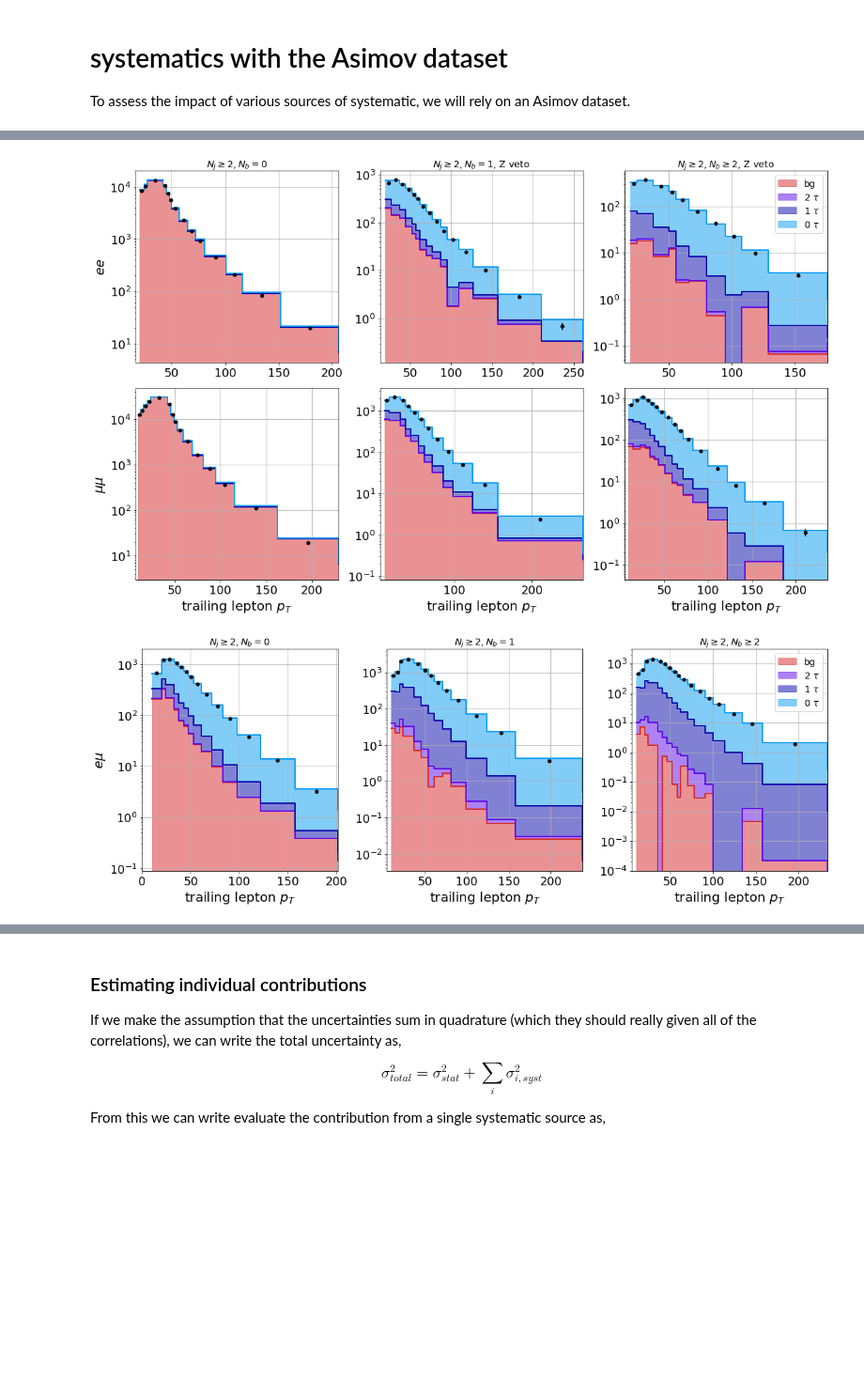
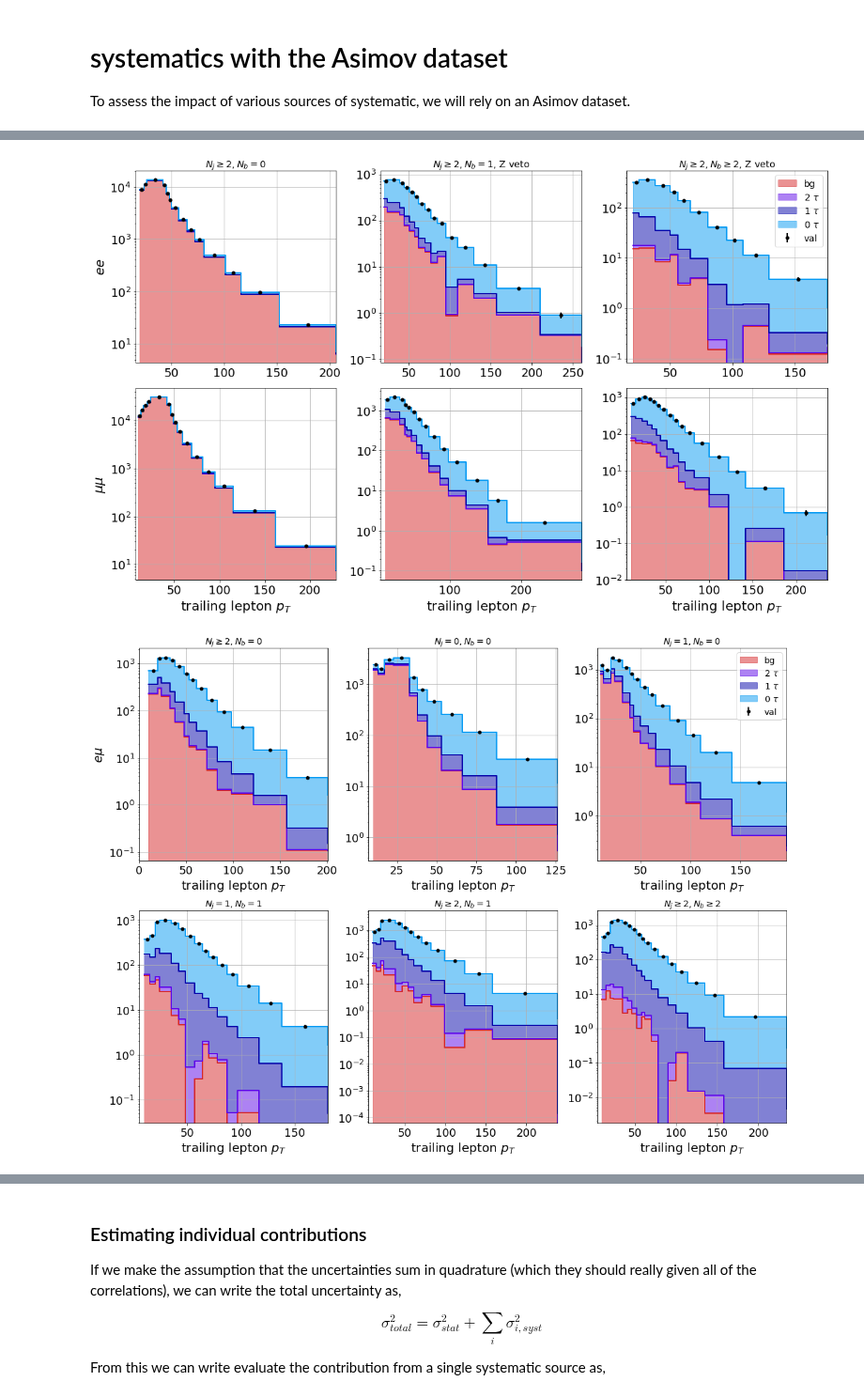
Before and after one commit to NWUHEP/analysis-tools, a Jupyter notebook: notebooks/w_br_asimov.ipynb, the cells around one changed output, grey strips where cells are left out. Shown at 94% size. Cells and saved outputs as stored; diff of their text form; code cells hidden in the pictures; blank space fills up the shorter version.

```diff
--- a/notebooks/w_br_asimov.ipynb
+++ b/notebooks/w_br_asimov.ipynb
@@ -51,7 +51,7 @@ or even just:
 if this is the most recent Jupyter kernel you have started.
 # %%
 # configure, get the input data, and do any additional processing that is needed
-input_dir  = f'local_data/templates/test_zjets_xsection/'
+input_dir  = f'local_data/templates/test/'
 selections = [
               'ee',   'emu',  'mumu',
               'mutau', 'etau',
@@ -96,13 +96,10 @@ for selection in selections:
         # signal component
         toy_data[selection][category] = np.zeros(bdata['bins'].size - 1)
         for dataset, template in templates.items():
-            if dataset in['ttbar', 't', 'wjets']:
+            if dataset in ['ttbar', 't', 'ww', 'wjets']:
                 template = pd.DataFrame.from_dict(dict((dm, t['val']) for dm, t in template.items()))
                 signal = fh.signal_mixture_model(beta_init, br_tau, template, sample=False, single_w=(dataset == 'wjets'))
                 toy_data[selection][category] += signal
-            elif dataset == 'zjets_alt':
-                temp = np.array([t['val'].values for _, t in template.items()])
-                toy_data[selection][category] += temp.sum(axis=0)
             elif dataset != 'data':
                 toy_data[selection][category] += template['val']
 # %%
@@ -128,8 +125,8 @@ for i, selection in enumerate(['ee', 'mumu']):
         dx = np.append(dx, dx[-1])
         x  = bins + dx/2
 
-        #data = toy_data[selection][category]
-        data = templates['data']['val']
+        data = toy_data[selection][category]
+        #data = templates['data']['val']
         ax.errorbar(x, data/dx, np.sqrt(data)/dx, fmt='ko', linewidth=2., markersize=5)
 
         h_bg      = np.zeros(data.shape)
@@ -137,7 +134,7 @@ for i, selection in enumerate(['ee', 'mumu']):
         h_onetau  = np.zeros(data.shape)
         h_nominal = np.zeros(data.shape)
         for dataset, template in templates.items():
-            if dataset in ['ttbar', 't']:
+            if dataset in ['ttbar', 't', 'ww']:
                 signal_template = pd.DataFrame.from_dict(dict((dm, t['val']) for dm, t in template.items()))
                 h_twotau  += fh.signal_mixture_model(beta_init, br_tau, signal_template, mask=fit_data._decay_map['sig_twotau'])
                 h_onetau  += fh.signal_mixture_model(beta_init, br_tau, signal_template, mask=fit_data._decay_map['sig_onetau'])
@@ -146,9 +143,6 @@ for i, selection in enumerate(['ee', 'mumu']):
                 signal_template = pd.DataFrame.from_dict(dict((dm, t['val']) for dm, t in template.items()))
                 h_onetau  += fh.signal_mixture_model(beta_init, br_tau, signal_template, mask=np.array([0, 0, 1, 1, 1, 0]), single_w=True)
                 h_nominal += fh.signal_mixture_model(beta_init, br_tau, signal_template, single_w=True)
-            elif dataset == 'zjets_alt':
-                temp = np.array([t['val'].values for _, t in template.items()])
-                h_bg += temp.sum(axis=0)
             elif dataset != 'data':
                 h_bg += template['val']
 
@@ -178,19 +172,19 @@ plt.tight_layout()
 plt.savefig('plots/toy_mc_example_ll.pdf')
 plt.show()
 # %% [output]
-[figure, old version]
+[figure, new version]
 # %%
 # visualize toy data (emu)
 #fig, axes = plt.subplots(len(pt.categories), len(selections), figsize=(24, 12), facecolor='white')
-fig, axes = plt.subplots(1, 3, figsize=(16, 6), facecolor='white')
+fig, axes = plt.subplots(2, 3, figsize=(16, 12), facecolor='white')
 
 selection = 'emu'
-for j, (category, template_data) in enumerate(fit_data.get_selection_data(selection).items()):
-    ax = axes[j]
+for ix, (category, template_data) in enumerate(fit_data.get_selection_data(selection).items()):
+    ax = axes[ix//3][ix%3]
     ax.set_title(pt.categories[category].label)
     ax.set_xlabel('trailing lepton $p_{T}$')
 
-    if j == 0:
+    if ix == 0:
         ax.set_ylabel(plot_labels[selection][1])
 
     # get and plot the data
@@ -200,8 +194,8 @@ for j, (category, template_data) in enumerate(fit_data.get_selection_data(select
     dx = np.append(dx, dx[-1])
     x  = bins + dx/2
 
-    #data = toy_data[selection][category]
-    data = templates['data']['val']
+    data = toy_data[selection][category]
+    #data = templates['data']['val']
     ax.errorbar(x, data/dx, np.sqrt(data)/dx, fmt='ko', linewidth=2., markersize=5)
 
     h_bg      = np.zeros(data.shape)
@@ -209,7 +203,7 @@ for j, (category, template_data) in enumerate(fit_data.get_selection_data(select
     h_onetau  = np.zeros(data.shape)
     h_nominal = np.zeros(data.shape)
     for dataset, template in templates.items():
-        if dataset in ['ttbar', 't']:
+        if dataset in ['ttbar', 't', 'ww']:
             signal_template = pd.DataFrame.from_dict(dict((dm, t['val']) for dm, t in template.items()))
             h_twotau  += fh.signal_mixture_model(beta_init, br_tau, signal_template, mask=fit_data._decay_map['sig_twotau'])
             h_onetau  += fh.signal_mixture_model(beta_init, br_tau, signal_template, mask=fit_data._decay_map['sig_onetau'])
@@ -218,39 +212,37 @@ for j, (category, template_data) in enumerate(fit_data.get_selection_data(select
             signal_template = pd.DataFrame.from_dict(dict((dm, t['val']) for dm, t in template.items()))
             h_onetau  += fh.signal_mixture_model(beta_init, br_tau, signal_template, mask=np.array([0, 0, 1, 1, 1, 0]), single_w=True)
             h_nominal += fh.signal_mixture_model(beta_init, br_tau, signal_template, single_w=True)
-        elif dataset == 'zjets_alt':
-            temp = np.array([t['val'].values for _, t in template.items()])
-            h_bg += temp.sum(axis=0)
         elif dataset != 'data':
             h_bg += template['val']
 
     h_nominal += h_bg
     h_twotau += h_bg
     h_onetau += h_twotau
 
     ax.plot(bins, h_bg/dx, drawstyle='steps-post', c='C3', linestyle='-', linewidth=2., label='_nolegend_')
     ax.fill_between(bins, h_bg/dx, color='C3', step='post', alpha=0.5, label='bg')
 
     ax.plot(bins, h_twotau/dx, drawstyle='steps-post', c='xkcd:blue violet', linestyle='-', linewidth=2., label='_nolegend_')
     ax.fill_between(bins, h_bg/dx, h_twotau/dx, color='xkcd:blue violet', step='post', alpha=0.5, label=r'2 $\tau$' )
     ax.plot(bins, h_onetau/dx, drawstyle='steps-post', c='xkcd:royal blue', linestyle='-', linewidth=2., label='_nolegend_')
     ax.fill_between(bins, h_twotau/dx, h_onetau/dx, color='xkcd:royal blue', step='post', alpha=0.5, label=r'1 $\tau$')
     ax.plot(bins, h_nominal/dx, drawstyle='steps-post', c='xkcd:azure', linestyle='-', linewidth=2., label='_nolegend')
     ax.fill_between(bins, h_onetau/dx, h_nominal/dx, color='xkcd:azure', step='post', alpha=0.5, label=r'0 $\tau$')
 
     xmin, xmax = bins[0]-dx[0], bins[-2]+dx[-2]
     ax.set_xlim(xmin, xmax)
     #ax.set_ylim(0.01, 10.*np.max(h_nominal[0]/dx))
     ax.set_yscale('log')
     ax.grid()
 
-axes[-1].legend(fontsize=14)
+    if ix//3 == 0 and ix%3 == 2:
+        ax.legend(fontsize=14)
 
 plt.tight_layout()
 plt.savefig('plots/toy_mc_example_emu.pdf')
 plt.show()
 # %% [output]
-[figure, old version]
+[figure, new version]
 # %%
 # visualize toy data (mutau, etau)
 #fig, axes = plt.subplots(len(pt.categories), len(selections), figsize=(24, 12), facecolor='white')
```
Also changed, not shown: parts of 9 cells of this notebook, 11 other files.
